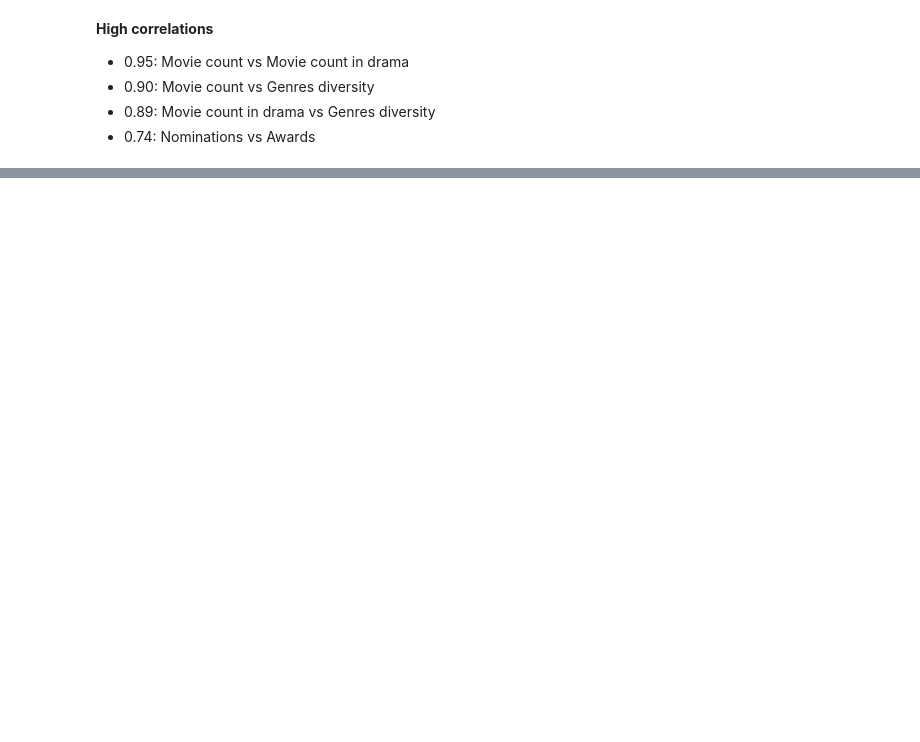
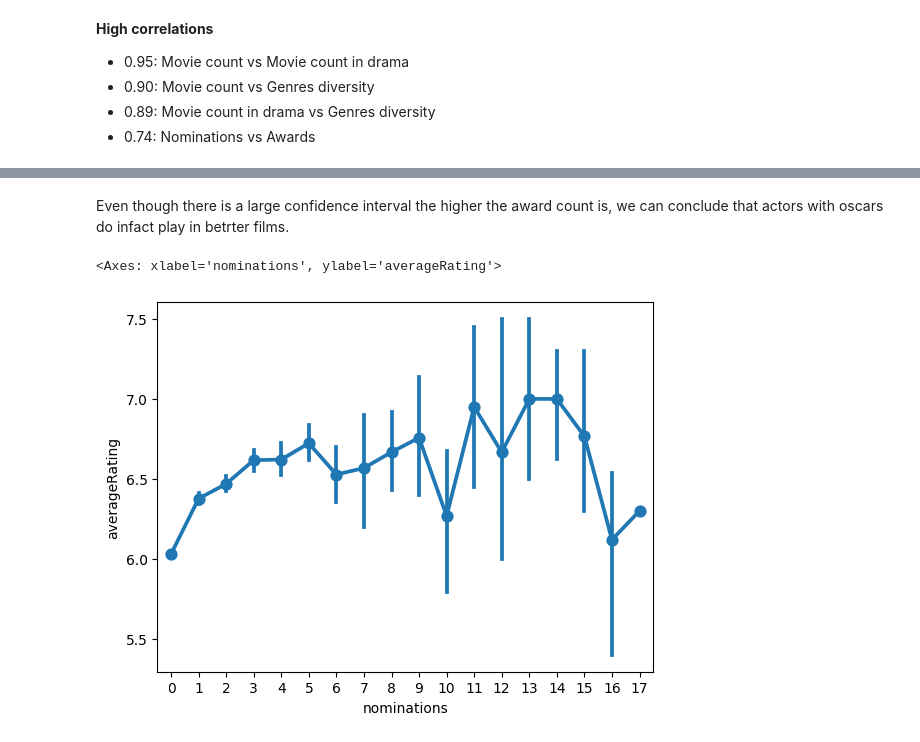
Before and after one commit to epfl-ada/ada-2023-project-dromadaire, a Jupyter notebook: ModeAnal.ipynb, the cells around one changed output, grey strips where cells are left out. Saved outputs shown, nothing was run; the diff lists cells and outputs as text; code cells hidden in the pictures; blank space fills up the shorter version.

```diff
--- a/ModeAnal.ipynb
+++ b/ModeAnal.ipynb
@@ -133,0 +159,7 @@ plt.show()
+# %% [markdown]
+Even though there is a large confidence interval the higher the award count is, we can conclude that actors with oscars do infact play in betrter films.
+# %%
+sns.pointplot(x='nominations', y='averageRating', data=tmp, errorbar=('ci', 95))
+# %% [output]
+<Axes: xlabel='nominations', ylabel='averageRating'>
+[figure, added]
```
Also changed, not shown: parts of 16 cells of this notebook, 1 other file.
